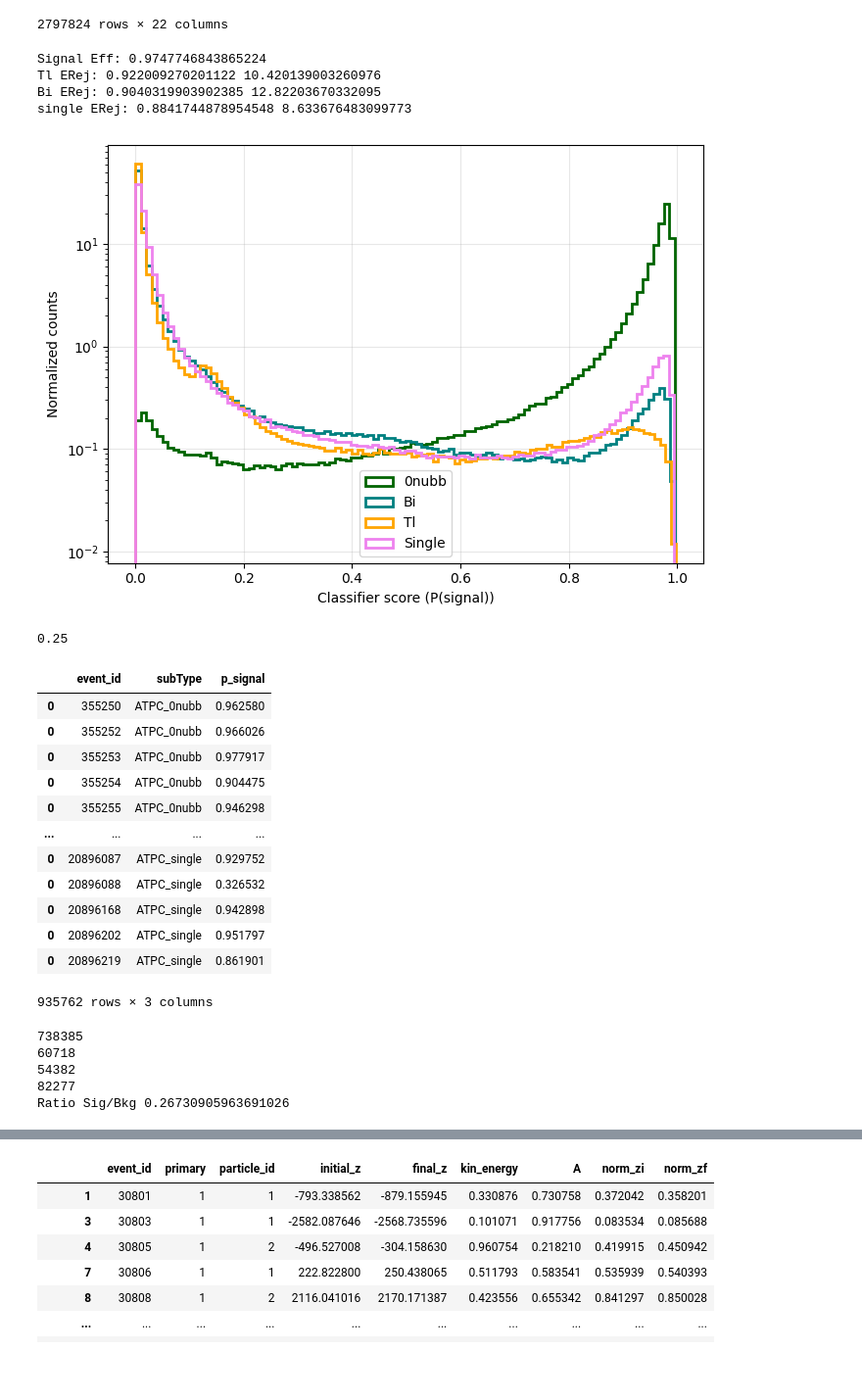
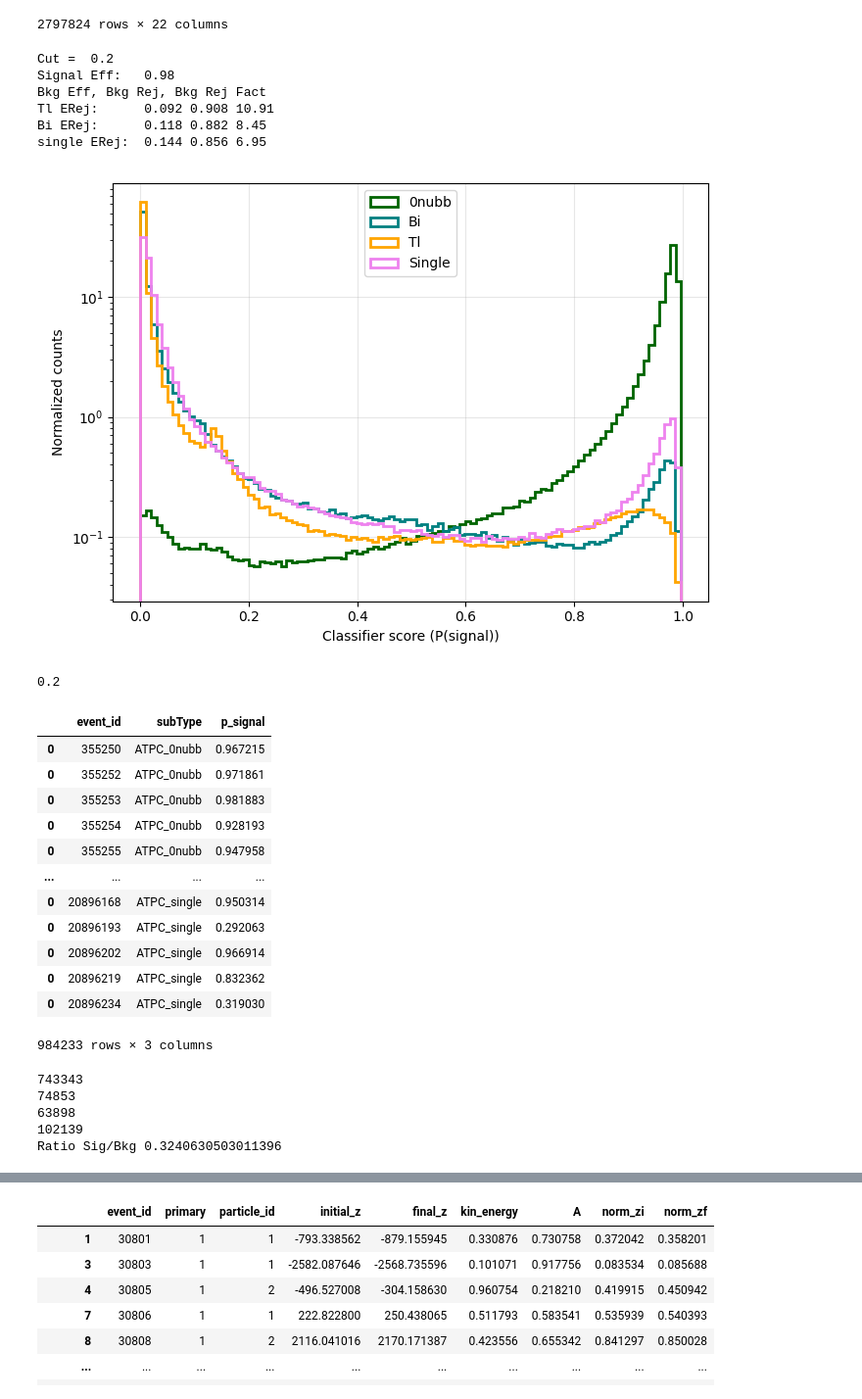
Before and after one commit to kvjmistry/ATPC, a Jupyter notebook: notebooks/ML_MLP.ipynb, the cells around one changed output, grey strips where cells are left out. Shown at 98% size. Drawn from its saved outputs; the diff is of its cells as text; code cells hidden in the pictures; blank space fills up the shorter version.

```diff
--- a/notebooks/ML_MLP.ipynb
+++ b/notebooks/ML_MLP.ipynb
@@ -302,14 +279,13 @@ def accuracy_from_logits(logits, y_true, threshold=0.5):
 
 
 model = SimpleMLP(100,50).to(device)
-# model = SimpleMLP2(1000,16).to(device)
 
 pos_weight = torch.tensor([scale_factor]).to(device)  # number background/number signal
 
 # Binary cross entropy loss function
 criterion = nn.BCEWithLogitsLoss(pos_weight=pos_weight)
 
-optimizer = torch.optim.Adam( model.parameters(), lr=1e-3, weight_decay=1e-4)
+optimizer = torch.optim.Adam( model.parameters(), lr=1e-3, weight_decay=1e-6)
 
 
 train_loss_hist = []
@@ -564,40 +540,51 @@ display(df)
 # %%
 def CalcEfficiency(df, label, cut):
     num = len(df[ (df.subType == label) & (df.p_signal > cut)])
     den = len(df[ (df.subType == label)])
     return num/den
 
-cut = 0.25
+cut = 0.2
 
-print("Signal Eff:",    CalcEfficiency(df, "0nubb",  cut))
-print("Tl ERej:",     1-CalcEfficiency(df, "Tl", cut), 1/CalcEfficiency(df, "Bi",     cut))
-print("Bi ERej:",     1-CalcEfficiency(df, "Bi", cut), 1/CalcEfficiency(df, "Tl",     cut))
-print("single ERej:", 1-CalcEfficiency(df, "single", cut), 1/CalcEfficiency(df, "single", cut))
+print("Cut = ", cut)
+print(f"Signal Eff:   {CalcEfficiency(df, '0nubb', cut):.2f}")
+
+print("Bkg Eff, Bkg Rej, Bkg Rej Fact")
+tl_eff = CalcEfficiency(df, "Tl", cut)
+print(f"Tl ERej:      {tl_eff:.3f} {1-tl_eff:.3f} {1/tl_eff:.2f}")
+
+bi_eff = CalcEfficiency(df, "Bi", cut)
+print(f"Bi ERej:      {bi_eff:.3f} {1-bi_eff:.3f} {1/bi_eff:.2f}")
+
+s_eff = CalcEfficiency(df, "single", cut)
+print(f"single ERej:  {s_eff:.3f} {1-s_eff:.3f} {1/s_eff:.2f}")
+
 
 plt.figure(figsize=(7,5))
 
 bins = 100
 
 plt.hist(df[ (df.subType == "0nubb")].p_signal,bins=bins,density=True,histtype='step',linewidth=2,label='0nubb', color = "darkgreen");
 plt.hist(df[ (df.subType == "Bi")].p_signal,bins=bins,density=True,histtype='step',linewidth=2,label='Bi', color = "Teal");
 plt.hist(df[ (df.subType == "Tl")].p_signal,bins=bins,density=True,histtype='step',linewidth=2,label='Tl', color = "Orange");
 plt.hist(df[ (df.subType == "single")].p_signal,bins=bins,density=True,histtype='step',linewidth=2,label='Single', color = "violet");
 
 
 plt.xlabel("Classifier score (P(signal))")
 plt.ylabel("Normalized counts")
 plt.legend()
 plt.grid(alpha=0.3)
 
 plt.semilogy()
 plt.tight_layout()
 plt.show()
 # %% [output]
-Signal Eff: 0.9747746843865224
-Tl ERej: 0.922009270201122 10.420139003260976
-Bi ERej: 0.9040319903902385 12.82203670332095
-single ERej: 0.8841744878954548 8.633676483099773
+Cut =  0.2
+Signal Eff:   0.98
+Bkg Eff, Bkg Rej, Bkg Rej Fact
+Tl ERej:      0.092 0.908 10.91
+Bi ERej:      0.118 0.882 8.45
+single ERej:  0.144 0.856 6.95
-[figure, old version]
+[figure, new version]
 # %%
 # # Write the event ids to a file
 print(cut)
@@ -616,25 +603,25 @@ print(len(df_out[df_out.subType == "ATPC_Tl_ion"]))
 print(len(df_out[df_out.subType == "ATPC_single"]))
 print("Ratio Sig/Bkg", (len(df_out[df_out.subType == "ATPC_Bi_ion"]) + len(df_out[df_out.subType == "ATPC_Tl_ion"]) + len(df_out[df_out.subType == "ATPC_single"]))/len(df_out[df_out.subType == "ATPC_0nubb"])    )
 # %% [output]
-0.25
+0.2
 |  | event_id | subType | p_signal |
-| 0 | 355250 | ATPC_0nubb | 0.962580 |
-| 0 | 355252 | ATPC_0nubb | 0.966026 |
-| 0 | 355253 | ATPC_0nubb | 0.977917 |
-| 0 | 355254 | ATPC_0nubb | 0.904475 |
-| 0 | 355255 | ATPC_0nubb | 0.946298 |
+| 0 | 355250 | ATPC_0nubb | 0.967215 |
+| 0 | 355252 | ATPC_0nubb | 0.971861 |
+| 0 | 355253 | ATPC_0nubb | 0.981883 |
+| 0 | 355254 | ATPC_0nubb | 0.928193 |
+| 0 | 355255 | ATPC_0nubb | 0.947958 |
 | ... | ... | ... | ... |
-| 0 | 20896087 | ATPC_single | 0.929752 |
-| 0 | 20896088 | ATPC_single | 0.326532 |
-| 0 | 20896168 | ATPC_single | 0.942898 |
-| 0 | 20896202 | ATPC_single | 0.951797 |
-| 0 | 20896219 | ATPC_single | 0.861901 |
+| 0 | 20896168 | ATPC_single | 0.950314 |
+| 0 | 20896193 | ATPC_single | 0.292063 |
+| 0 | 20896202 | ATPC_single | 0.966914 |
+| 0 | 20896219 | ATPC_single | 0.832362 |
+| 0 | 20896234 | ATPC_single | 0.319030 |
-935762 rows × 3 columns
+984233 rows × 3 columns
-738385
-60718
-54382
-82277
-Ratio Sig/Bkg 0.26730905963691026
+743343
+74853
+63898
+102139
+Ratio Sig/Bkg 0.3240630503011396
 # %%
 # Load in the MC true for all events
 def process_single_file(f):
```
Also changed, not shown: parts of 11 cells of this notebook, 6 other files.
